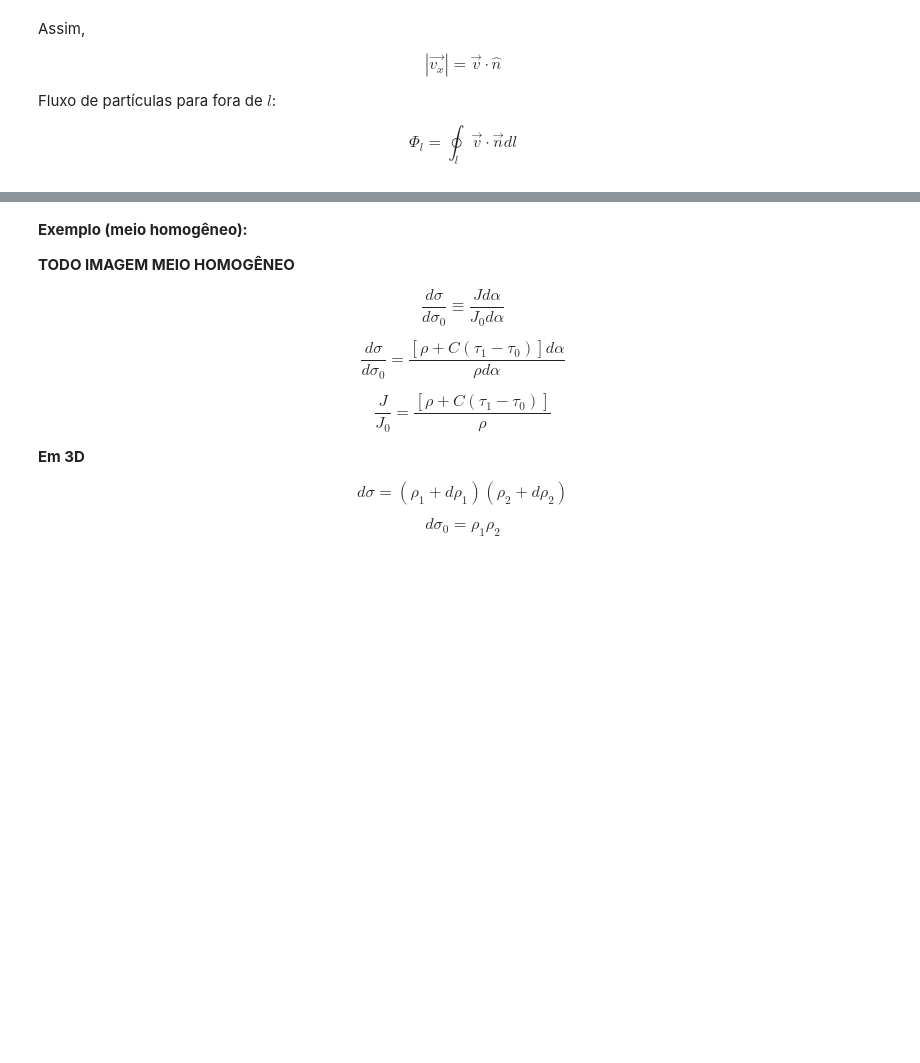
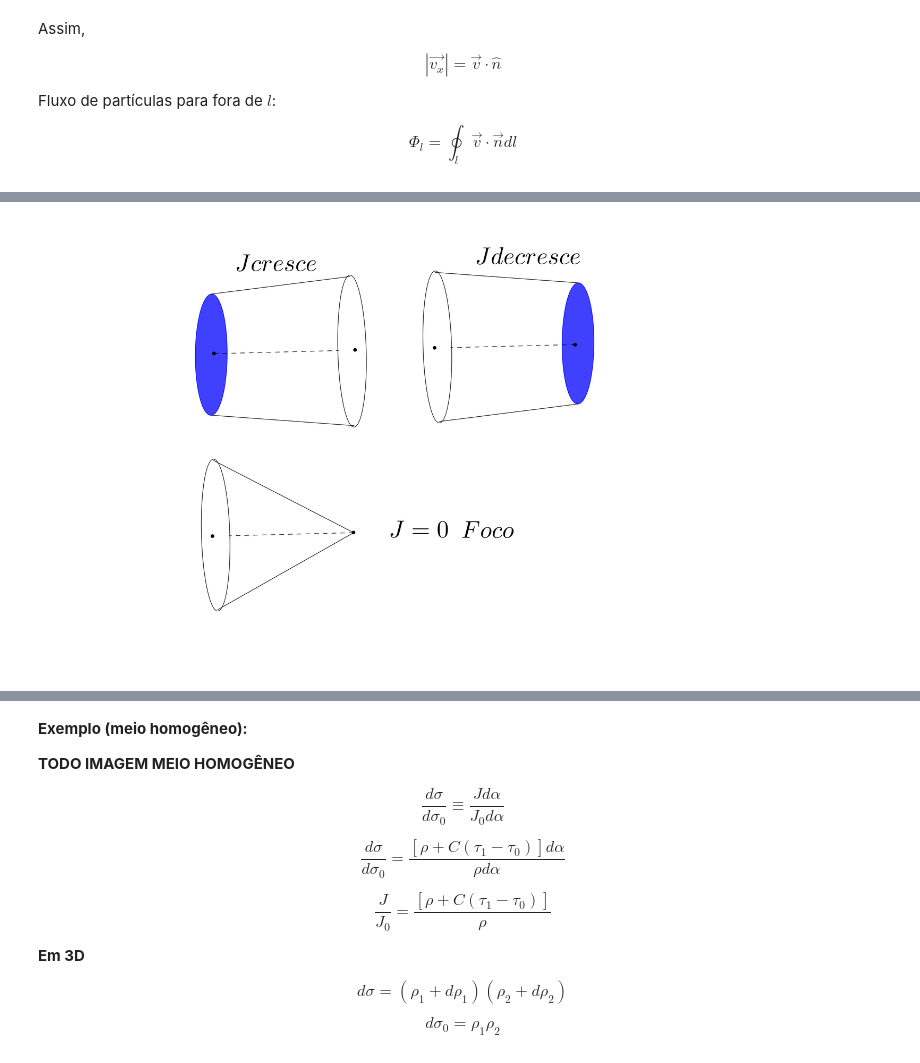
Before and after one commit to diracks-second-brain/teoria-do-raio, a Jupyter notebook: popov/cap3/solutionOfTheTransportEquation.ipynb, the cells around one changed output, grey strips where cells are left out. Saved outputs shown, nothing was run; the diff lists cells and outputs as text; code cells hidden in the pictures; blank space fills up the shorter version.

```diff
--- a/popov/cap3/solutionOfTheTransportEquation.ipynb
+++ b/popov/cap3/solutionOfTheTransportEquation.ipynb
@@ -158,0 +160,5 @@ __TODO MAIS IMAGENS__
+# %%
+from IPython.display import Image
+Image(filename='images/jacobiano.png', width=900)
+# %% [output]
+[figure, added]
```
Also changed, not shown: parts of 6 cells of this notebook, 6 other files.
